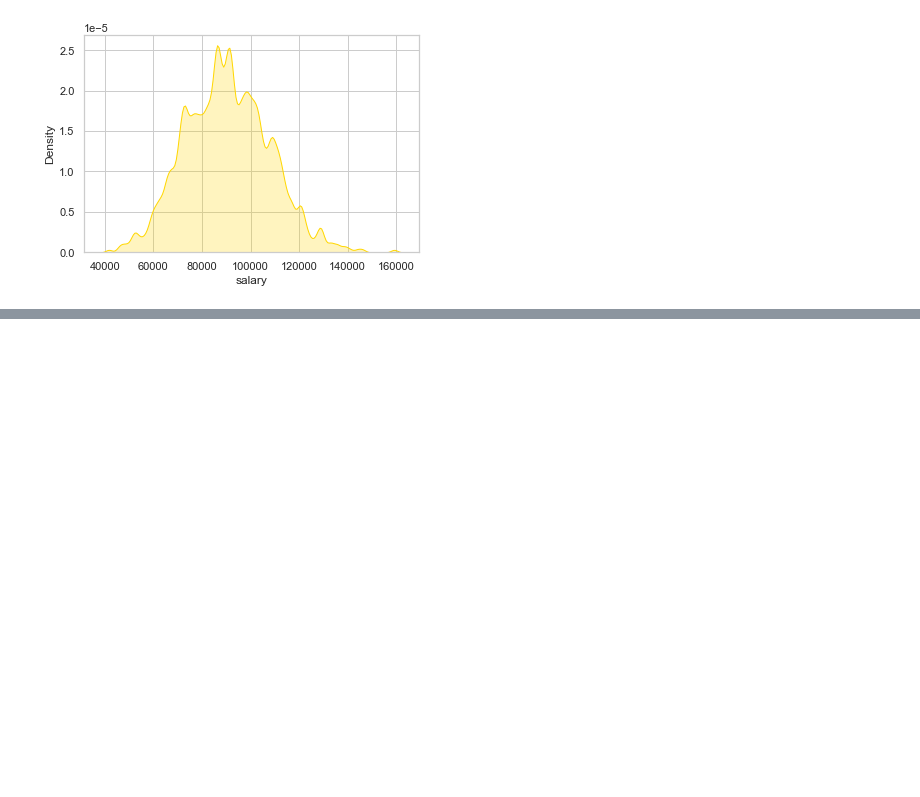
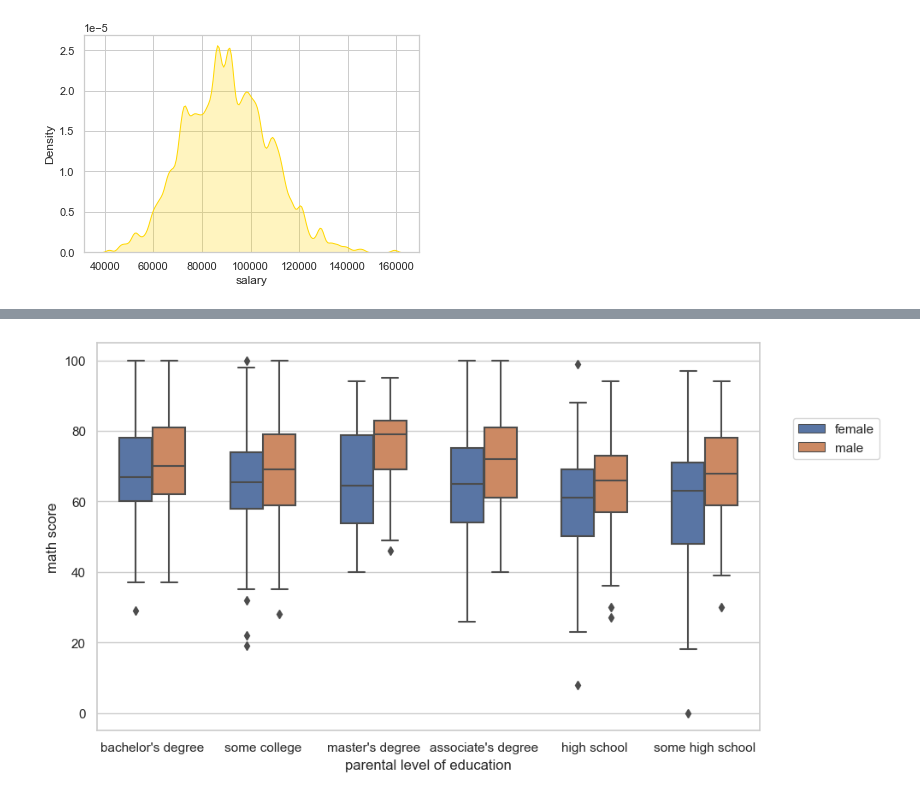
Before and after one commit to DanialAslam04/Time-Methods-pandas, a Jupyter notebook: Data Visualization/Seaborn/Data Visualization (Seaborn).ipynb, the cells around one changed output, grey strips where cells are left out. Cells and saved outputs as stored; diff of their text form; code cells hidden in the pictures; blank space fills up the shorter version.

Commit message:
Added Boxplot

```diff
--- a/Data Visualization/Seaborn/Data Visualization (Seaborn).ipynb
+++ b/Data Visualization/Seaborn/Data Visualization (Seaborn).ipynb
@@ -264,0 +270,2 @@ plt.savefig('Barplot.png',bbox_inches='tight')
+# %%
+df = pd.read_csv("StudentsPerformance.csv")
@@ -264,0 +316,6 @@ plt.savefig('Barplot.png',bbox_inches='tight')
+# %%
+plt.figure(figsize=(10,6),dpi=100)
+sns.boxplot(x='parental level of education',y='math score',hue='gender',data=df,orient='v',width=0.6)
+plt.legend(loc=(1.05,0.7));
+# %% [output]
+[figure, added]
```
Also changed, not shown: parts of 38 cells of this notebook, 2 other files.
